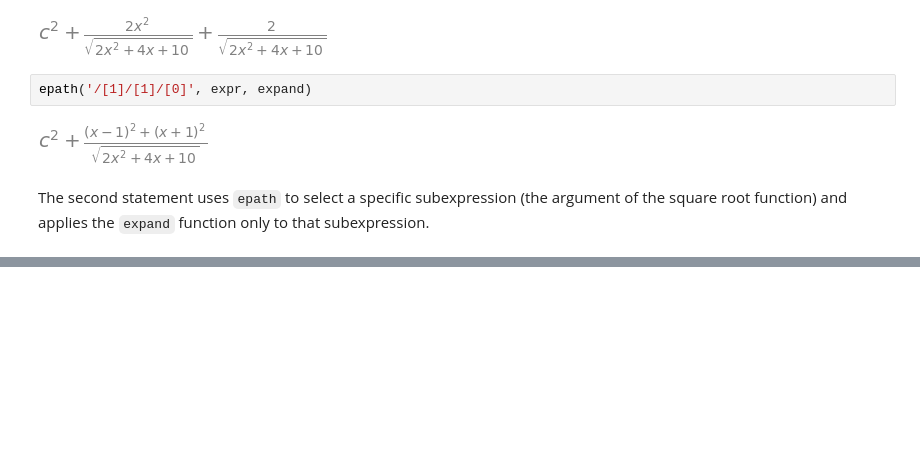
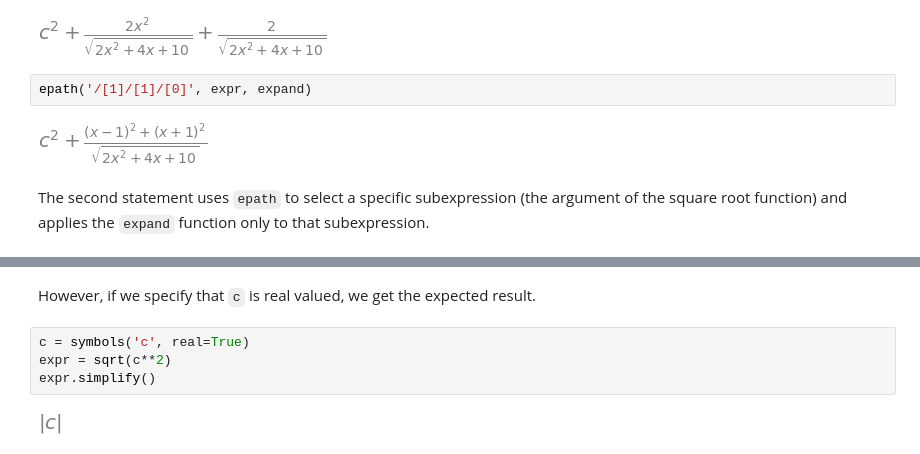
Before and after one commit to gjbex/Scientific-Python, a Jupyter notebook: source-code/sympy/sympy.ipynb, the cells around one changed output, grey strips where cells are left out. Cells and saved outputs as stored; diff of their text form; blank space fills up the shorter version.

```diff
--- a/source-code/sympy/sympy.ipynb
+++ b/source-code/sympy/sympy.ipynb
@@ -756,0 +767,8 @@ The second statement uses `epath` to select a specific subexpression (the argume
+# %% [markdown]
+However, if we specify that `c` is real valued, we get the expected result.
+# %%
+c = symbols('c', real=True)
+expr = sqrt(c**2)
+expr.simplify()
+# %% [output]
+[figure, added]
```
Also changed, not shown: parts of 18 cells of this notebook.
